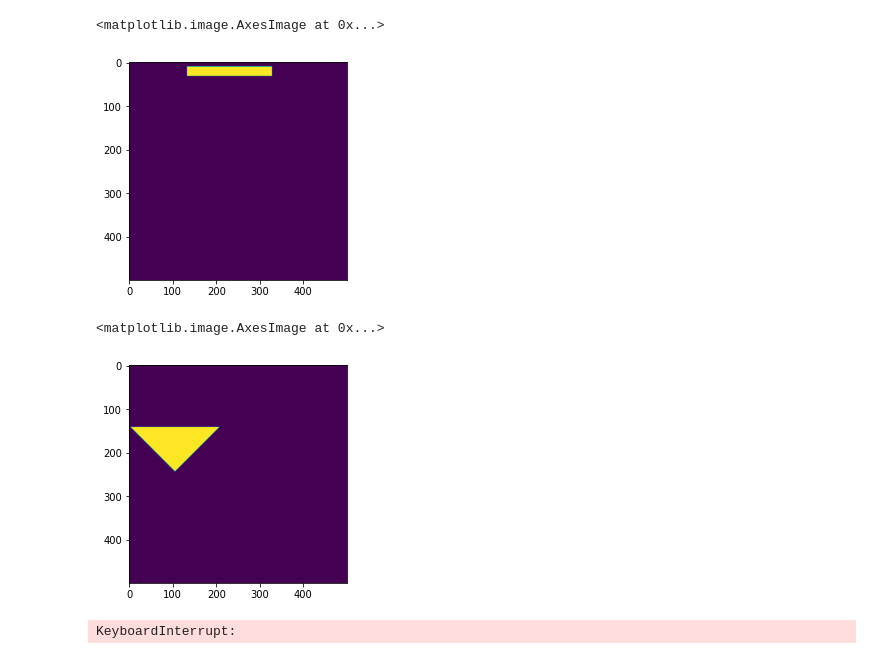
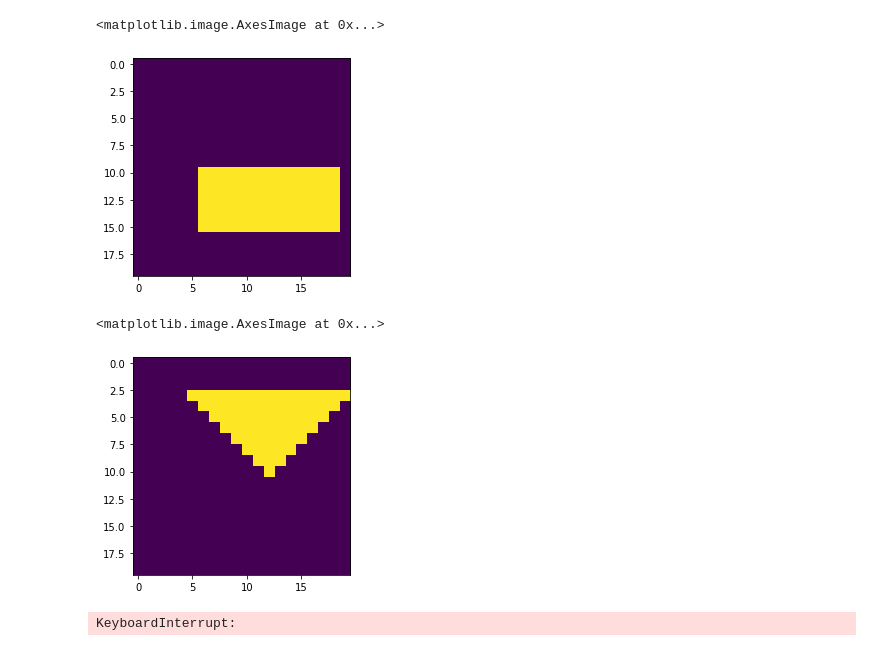
Before and after one commit to JordaanI/Perceptron, a Jupyter notebook: Main.ipynb, the cells around one changed output. Saved outputs shown, nothing was run; the diff lists cells and outputs as text; code cells hidden in the pictures.

```diff
--- a/Main.ipynb
+++ b/Main.ipynb
@@ -18,26 +18,26 @@ def generate_square_size(length,height,size):
 # %%
 def generate_square(size):
     shape = np.zeros((size,size))
     length, height = generate_square_size(0,1,size)
     start_point = np.random.randint(1,size,(1,2))
     lengthsize = start_point[0,0] + length
     heightsize = start_point[0,1] + height
-    while lengthsize > size or heightsize > size or length*height < size**2/100:
+    while lengthsize > size or heightsize > size or length*height < size**2/10:
         length, height = generate_square_size(0,1,size)
         start_point = np.random.randint(1,size,(1,2))
         lengthsize = start_point[0,0] + length
         heightsize = start_point[0,1] + height
     lengthside = range(start_point[0,0], lengthsize)
     heightside = range(start_point[0,1], heightsize)
     for h in heightside:
         for l in lengthside:
             shape[h,l] = 1
     return shape, length, height, start_point
 
-plt.imshow(generate_square(500)[0])
+plt.imshow(generate_square(20)[0])
 # %% [output]
 <matplotlib.image.AxesImage at 0x...>
-[figure, old version]
+[figure, new version]
 # %%
 def generate_triangle(size):
     shape = np.zeros((size,size))
@@ -46,7 +46,7 @@ def generate_triangle(size):
     height = (1-base)/-2
     lengthsize = start_point[0,0] + base
     heightsize = start_point[0,1] + int(height)+1
-    while base%2 == 0 or lengthsize > size or heightsize > size or base*height/2 < size**2/100:
+    while base%2 == 0 or lengthsize > size or heightsize > size or base*height < size**2/5:
         start_point = np.random.randint(1,size,(1,2))
         base = 2*np.random.randint(1,size/2)-1
         height = (1-base)/-2
@@ -60,8 +60,8 @@ def generate_triangle(size):
         lengthside = lengthside[1:-1]
     return shape, base, height, start_point
 
-plt.imshow(generate_triangle(500)[0])
+plt.imshow(generate_triangle(20)[0])
 # %% [output]
 <matplotlib.image.AxesImage at 0x...>
-[figure, old version]
+[figure, new version]
 # %%
```
Also changed, not shown: parts of 2 cells of this notebook.
